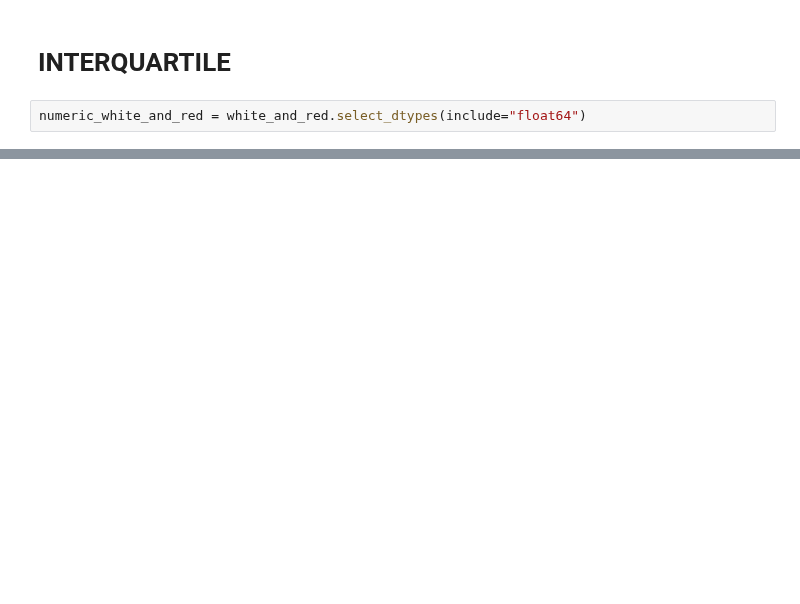
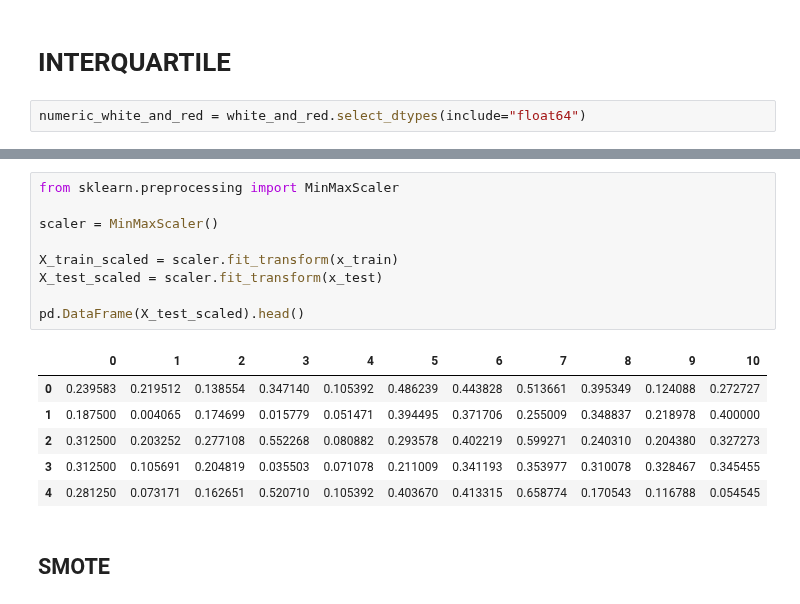
Before and after one commit to AlexIchie-coder/Projects, a Jupyter notebook: Blueberry_project.ipynb, the cells around one changed output, grey strips where cells are left out. Drawn from its saved outputs; the diff is of its cells as text; blank space fills up the shorter version.

```diff
--- a/Blueberry_project.ipynb
+++ b/Blueberry_project.ipynb
@@ -573,0 +734,18 @@ acc
+# %%
+from sklearn.preprocessing import MinMaxScaler
+
+scaler = MinMaxScaler()
+
+X_train_scaled = scaler.fit_transform(x_train)
+X_test_scaled = scaler.fit_transform(x_test)
+
+pd.DataFrame(X_test_scaled).head()
+# %% [output]
+|  | 0 | 1 | 2 | 3 | 4 | 5 | 6 | 7 | 8 | 9 | 10 |
+| 0 | 0.239583 | 0.219512 | 0.138554 | 0.347140 | 0.105392 | 0.486239 | 0.443828 | 0.513661 | 0.395349 | 0.124088 | 0.272727 |
+| 1 | 0.187500 | 0.004065 | 0.174699 | 0.015779 | 0.051471 | 0.394495 | 0.371706 | 0.255009 | 0.348837 | 0.218978 | 0.400000 |
+| 2 | 0.312500 | 0.203252 | 0.277108 | 0.552268 | 0.080882 | 0.293578 | 0.402219 | 0.599271 | 0.240310 | 0.204380 | 0.327273 |
+| 3 | 0.312500 | 0.105691 | 0.204819 | 0.035503 | 0.071078 | 0.211009 | 0.341193 | 0.353977 | 0.310078 | 0.328467 | 0.345455 |
+| 4 | 0.281250 | 0.073171 | 0.162651 | 0.520710 | 0.105392 | 0.403670 | 0.413315 | 0.658774 | 0.170543 | 0.116788 | 0.054545 |
+# %% [markdown]
+## SMOTE
```
Also changed, not shown: parts of 77 cells of this notebook.
